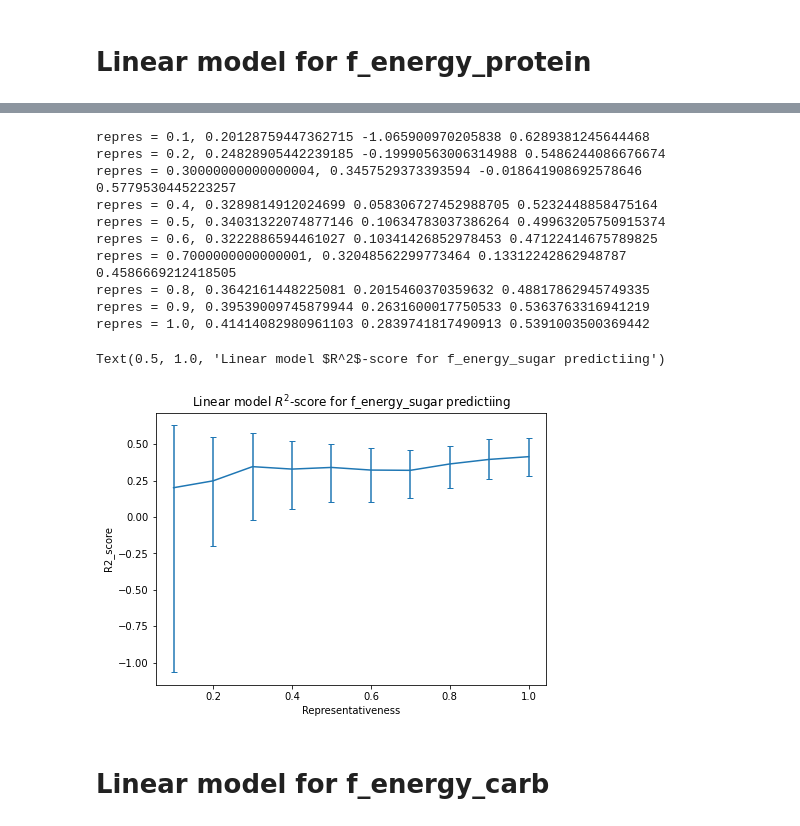
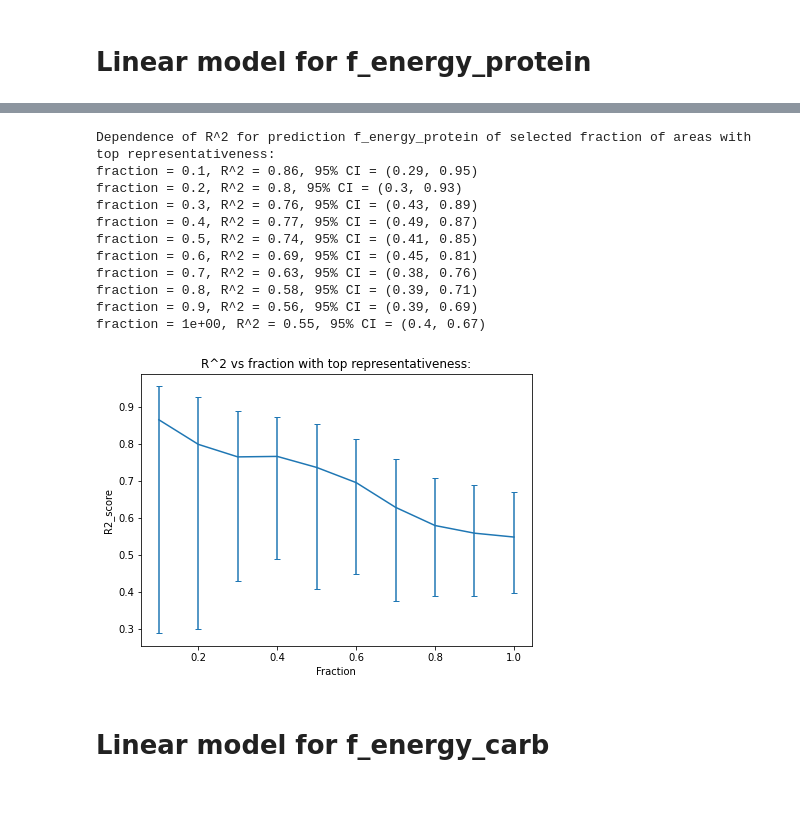
Before and after one commit to DenisPushkin/ADA, a Jupyter notebook: project_extension.ipynb, the cells around one changed output, grey strips where cells are left out. Drawn from its saved outputs; the diff is of its cells as text; code cells hidden in the pictures; blank space fills up the shorter version.

```diff
--- a/project_extension.ipynb
+++ b/project_extension.ipynb
@@ -458,11 +96,0 @@ f.close()
-# %%
-global_test_best = {}
-selected_cols_best = {}
-f = open("r2_scores_en.pkl","rb")
-global_test_best = pickle.load(f)
-f.close()
-f = open("selected_cols_en.pkl","rb")
-selected_cols_best = pickle.load(f)
-f.close()
-target_cols = ['energy_fat', 'energy_saturate', 'energy_sugar', 'energy_protein',
-                 'energy_carb', 'energy_fibre', 'energy_alcohol', 'energy_tot']
@@ -929,17 +141,0 @@ df_enerfy_fat
-# %%
-selected_cols_very_best[target] = [actual_name(col) for col in list(df_enerfy_fat.index) if col != 'Intercept']
-n = len(df_ward_atlas)
-r2_estimators[target] = []
-r2_lower_CIs[target] = []
-r2_upper_CIs[target] = []
-for repres in repres_vals:
-    num_samples = int(n * repres)
-    r2_scores = get_r2_samples(target, selected_cols_very_best[target], df_ward_atlas[:num_samples])
-    estimator, lower_CI, upper_CI = estimate_from_samples(r2_scores)
-    print(f'repres = {repres},', estimator, lower_CI, upper_CI)
-    r2_estimators[target].append(estimator)
-    r2_lower_CIs[target].append(lower_CI)
-    r2_upper_CIs[target].append(upper_CI)
-r2_estimators[target] = np.array(r2_estimators[target])
-r2_lower_CIs[target] = np.array(r2_lower_CIs[target])
-r2_upper_CIs[target] = np.array(r2_upper_CIs[target])
@@ -1000,10 +173,10 @@ f = open("selected_cols_fen.pkl","wb")
 pickle.dump(selected_cols_best,f)
 f.close()
 # %%
-f = open("r2_scores_fen.pkl","rb")
+f = open("r2_scores.pkl","rb")
 global_test_best = pickle.load(f)
 f.close()
-f = open("selected_cols_fen.pkl","rb")
+f = open("selected_cols.pkl","rb")
 selected_cols_best = pickle.load(f)
 f.close()
 # %%
@@ -1038,3 +215,0 @@ df_enerfy_fat
-# %%
-df_enerfy_fat = get_label_summary(target, selected_cols_very_best[target])
-df_enerfy_fat
@@ -1227,11 +388,12 @@ n = len(df_ward_atlas)
 r2_estimators[target] = []
 r2_lower_CIs[target] = []
 r2_upper_CIs[target] = []
+print(f'Dependence of R^2 for prediction {target} of selected fraction of areas with top representativeness:')
 for repres in repres_vals:
     num_samples = int(n * repres)
     r2_scores = get_r2_samples(target, selected_cols_very_best[target], df_ward_atlas[:num_samples])
     estimator, lower_CI, upper_CI = estimate_from_samples(r2_scores)
-    print(f'repres = {repres},', estimator, lower_CI, upper_CI)
+    print(f'fraction = {repres:.1}, R^2 = {estimator:.2}, 95% CI = ({lower_CI:.2}, {upper_CI:.2})')
     r2_estimators[target].append(estimator)
     r2_lower_CIs[target].append(lower_CI)
     r2_upper_CIs[target].append(upper_CI)
@@ -1239,27 +401,28 @@ r2_estimators[target] = np.array(r2_estimators[target])
 r2_lower_CIs[target] = np.array(r2_lower_CIs[target])
 r2_upper_CIs[target] = np.array(r2_upper_CIs[target])
 # %% [output]
-repres = 0.1, 0.20128759447362715 -1.065900970205838 0.6289381245644468
-repres = 0.2, 0.24828905442239185 -0.19990563006314988 0.5486244086676674
-repres = 0.30000000000000004, 0.3457529373393594 -0.018641908692578646 0.5779530445223257
-repres = 0.4, 0.3289814912024699 0.058306727452988705 0.5232448858475164
-repres = 0.5, 0.34031322074877146 0.10634783037386264 0.49963205750915374
-repres = 0.6, 0.3222886594461027 0.10341426852978453 0.47122414675789825
-repres = 0.7000000000000001, 0.32048562299773464 0.13312242862948787 0.4586669212418505
-repres = 0.8, 0.3642161448225081 0.2015460370359632 0.48817862945749335
-repres = 0.9, 0.39539009745879944 0.2631600017750533 0.5363763316941219
-repres = 1.0, 0.41414082980961103 0.2839741817490913 0.5391003500369442
+Dependence of R^2 for prediction f_energy_protein of selected fraction of areas with top representativeness:
+fraction = 0.1, R^2 = 0.86, 95% CI = (0.29, 0.95)
+fraction = 0.2, R^2 = 0.8, 95% CI = (0.3, 0.93)
+fraction = 0.3, R^2 = 0.76, 95% CI = (0.43, 0.89)
+fraction = 0.4, R^2 = 0.77, 95% CI = (0.49, 0.87)
+fraction = 0.5, R^2 = 0.74, 95% CI = (0.41, 0.85)
+fraction = 0.6, R^2 = 0.69, 95% CI = (0.45, 0.81)
+fraction = 0.7, R^2 = 0.63, 95% CI = (0.38, 0.76)
+fraction = 0.8, R^2 = 0.58, 95% CI = (0.39, 0.71)
+fraction = 0.9, R^2 = 0.56, 95% CI = (0.39, 0.69)
+fraction = 1e+00, R^2 = 0.55, 95% CI = (0.4, 0.67)
 # %%
 fog, ax = plt.subplots(1,1)
 ax.errorbar(repres_vals, r2_estimators[target],
              yerr = [r2_estimators[target] - r2_lower_CIs[target], - r2_estimators[target] + r2_upper_CIs[target]],
              capsize= 3)
-ax.set_xlabel('Representativeness')
+ax.set_xlabel('Fraction')
 ax.set_ylabel('R2_score')
-ax.set_title(f'Linear model $R^2$-score for {target} predictiing')
+ax.set_title('R^2 vs fraction with top representativeness:')
+plt.show()
 # %% [output]
-Text(0.5, 1.0, 'Linear model $R^2$-score for f_energy_sugar predictiing')
-[figure, old version]
+[figure, new version]
 # %% [markdown]
 # Linear model for f_energy_carb
 # %%
```
Also changed, not shown: parts of 104 cells of this notebook.
